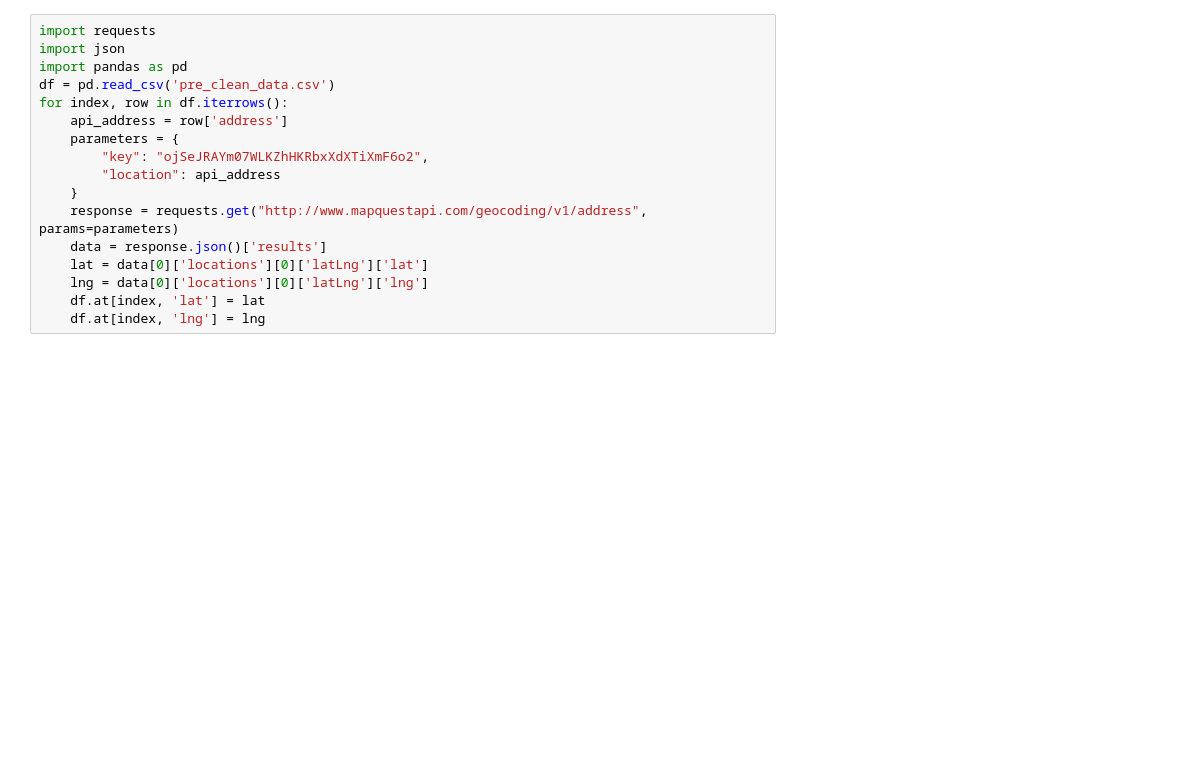
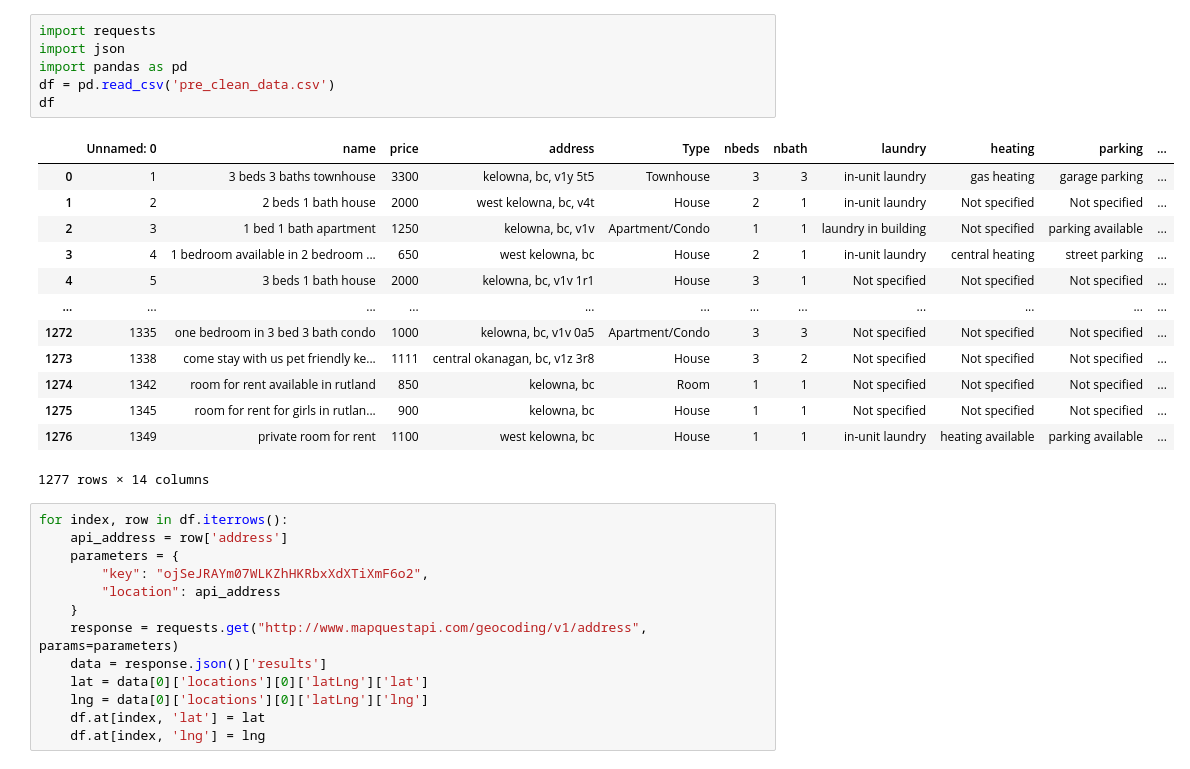
Before and after one commit to aiillen/Kelowna-Rental-Price-Prediction-Using-Machine-Learning-Algorithms, a Jupyter notebook: data/raw/notebook/location.ipynb, the cells around one changed output. Saved outputs shown, nothing was run; the diff lists cells and outputs as text; blank space fills up the shorter version.

```diff
--- a/data/raw/notebook/location.ipynb
+++ b/data/raw/notebook/location.ipynb
@@ -1,8 +1,24 @@
+# %%
+import requests
+import json
+import pandas as pd
+df = pd.read_csv('pre_clean_data.csv')
+df
+# %% [output]
+|  | Unnamed: 0 | name | price | address | Type | nbeds | nbath | laundry | heating | parking | ... |
+| 0 | 1 | 3 beds 3 baths townhouse | 3300 | kelowna, bc, v1y 5t5 | Townhouse | 3 | 3 | in-unit laundry | gas heating | garage parking | ... |
+| 1 | 2 | 2 beds 1 bath house | 2000 | west kelowna, bc, v4t | House | 2 | 1 | in-unit laundry | Not specified | Not specified | ... |
+| 2 | 3 | 1 bed 1 bath apartment | 1250 | kelowna, bc, v1v | Apartment/Condo | 1 | 1 | laundry in building | Not specified | parking available | ... |
+| 3 | 4 | 1 bedroom available in 2 bedroom ... | 650 | west kelowna, bc | House | 2 | 1 | in-unit laundry | central heating | street parking | ... |
+| 4 | 5 | 3 beds 1 bath house | 2000 | kelowna, bc, v1v 1r1 | House | 3 | 1 | Not specified | Not specified | Not specified | ... |
+| ... | ... | ... | ... | ... | ... | ... | ... | ... | ... | ... | ... |
+| 1272 | 1335 | one bedroom in 3 bed 3 bath condo | 1000 | kelowna, bc, v1v 0a5 | Apartment/Condo | 3 | 3 | Not specified | Not specified | Not specified | ... |
+| 1273 | 1338 | come stay with us pet friendly ke... | 1111 | central okanagan, bc, v1z 3r8 | House | 3 | 2 | Not specified | Not specified | Not specified | ... |
+| 1274 | 1342 | room for rent available in rutland | 850 | kelowna, bc | Room | 1 | 1 | Not specified | Not specified | Not specified | ... |
+| 1275 | 1345 | room for rent for girls in rutlan... | 900 | kelowna, bc | House | 1 | 1 | Not specified | Not specified | Not specified | ... |
+| 1276 | 1349 | private room for rent | 1100 | west kelowna, bc | House | 1 | 1 | in-unit laundry | heating available | parking available | ... |
+1277 rows × 14 columns
 # %%
-import requests
-import json
-import pandas as pd
-df = pd.read_csv('pre_clean_data.csv')
 for index, row in df.iterrows():
     api_address = row['address']
     parameters = {
```
Also changed, not shown: parts of 3 cells of this notebook, 3 other files.
